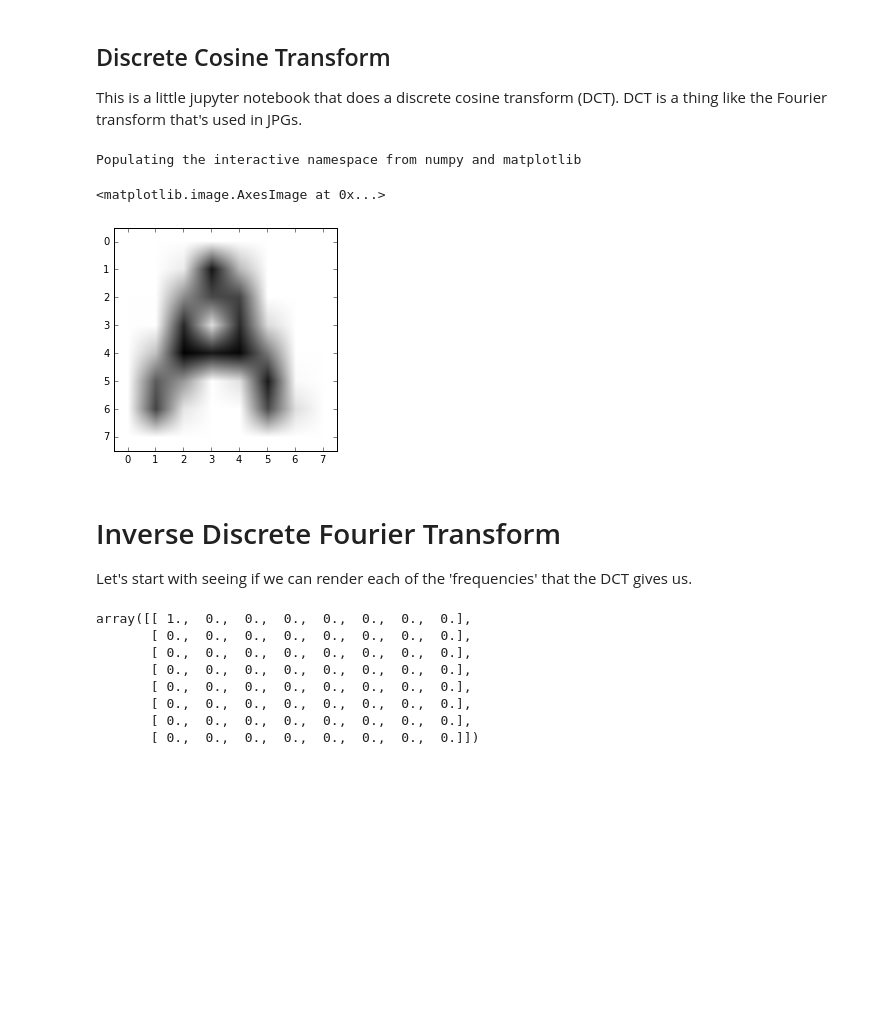
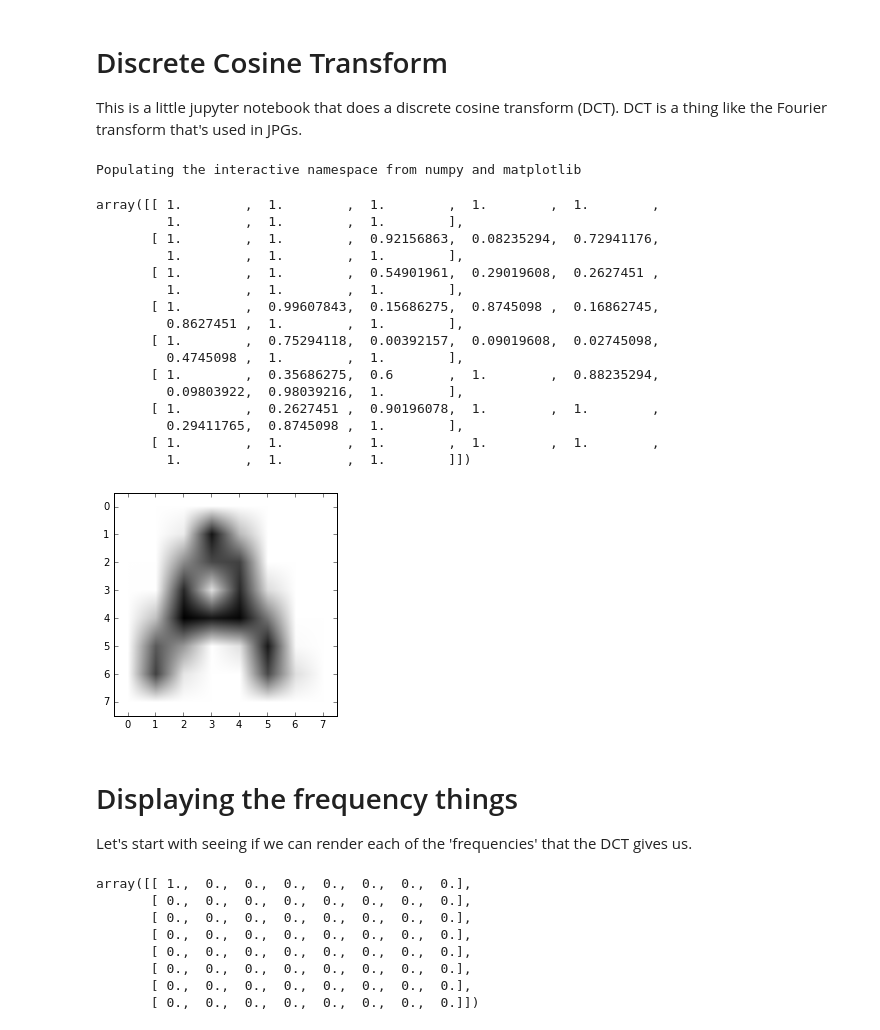
Before and after one commit to Jezzamonn/fourier, a Jupyter notebook: python/dct.ipynb, the cells around one changed output. Drawn from its saved outputs; the diff is of its cells as text; code cells hidden in the pictures; blank space fills up the shorter version.

Commit message:
Woot got the image being split up into components!

```diff
--- a/python/dct.ipynb
+++ b/python/dct.ipynb
@@ -1,27 +1,48 @@
 # %% [markdown]
-## Discrete Cosine Transform
+# Discrete Cosine Transform
 This is a little jupyter notebook that does a discrete cosine transform (DCT). DCT is a thing like the Fourier transform that's used in JPGs.
 # %%
 # Imports and the like
 %pylab inline
 
 import numpy as np
-from scipy.fftpack import dct
 from PIL import Image
 import matplotlib.pyplot as plt
-from scipy.fftpack import dct, idct
 
-img_path = '/Users/jeremy/Documents/Websites/fourier/assets/a.png'
-img = np.asarray(Image.open(img_path))
+# Graph settings. No more jet plz
+mpl.rcParams['image.cmap'] = 'gray'
 # %% [output]
 Populating the interactive namespace from numpy and matplotlib
-# %%
-plt.imshow(img)
-# %% [output]
-<matplotlib.image.AxesImage at 0x...>
-[figure, removed]
+# %%
+# Load up the image, and normalise it
+img_path = '../assets/a.png'
+# Open image. We also convert to grayscale to make it simpler to deal with
+img = np.asarray(Image.open(img_path).convert('L'))
+# Normalise to 0-1
+img = img / 255
+
+plt.imshow(img)
+img
+# %% [output]
+array([[ 1.        ,  1.        ,  1.        ,  1.        ,  1.        ,
+         1.        ,  1.        ,  1.        ],
+       [ 1.        ,  1.        ,  0.92156863,  0.08235294,  0.72941176,
+         1.        ,  1.        ,  1.        ],
+       [ 1.        ,  1.        ,  0.54901961,  0.29019608,  0.2627451 ,
+         1.        ,  1.        ,  1.        ],
+       [ 1.        ,  0.99607843,  0.15686275,  0.8745098 ,  0.16862745,
+         0.8627451 ,  1.        ,  1.        ],
+       [ 1.        ,  0.75294118,  0.00392157,  0.09019608,  0.02745098,
+         0.4745098 ,  1.        ,  1.        ],
+       [ 1.        ,  0.35686275,  0.6       ,  1.        ,  0.88235294,
+         0.09803922,  0.98039216,  1.        ],
+       [ 1.        ,  0.2627451 ,  0.90196078,  1.        ,  1.        ,
+         0.29411765,  0.8745098 ,  1.        ],
+       [ 1.        ,  1.        ,  1.        ,  1.        ,  1.        ,
+         1.        ,  1.        ,  1.        ]])
+[figure, added]
 # %% [markdown]
-# Inverse Discrete Fourier Transform
+# Displaying the frequency things
 Let's start with seeing if we can render each of the 'frequencies' that the DCT gives us.
 # %%
 freq = np.zeros((8, 8))
```
Also changed, not shown: parts of 11 cells of this notebook.
